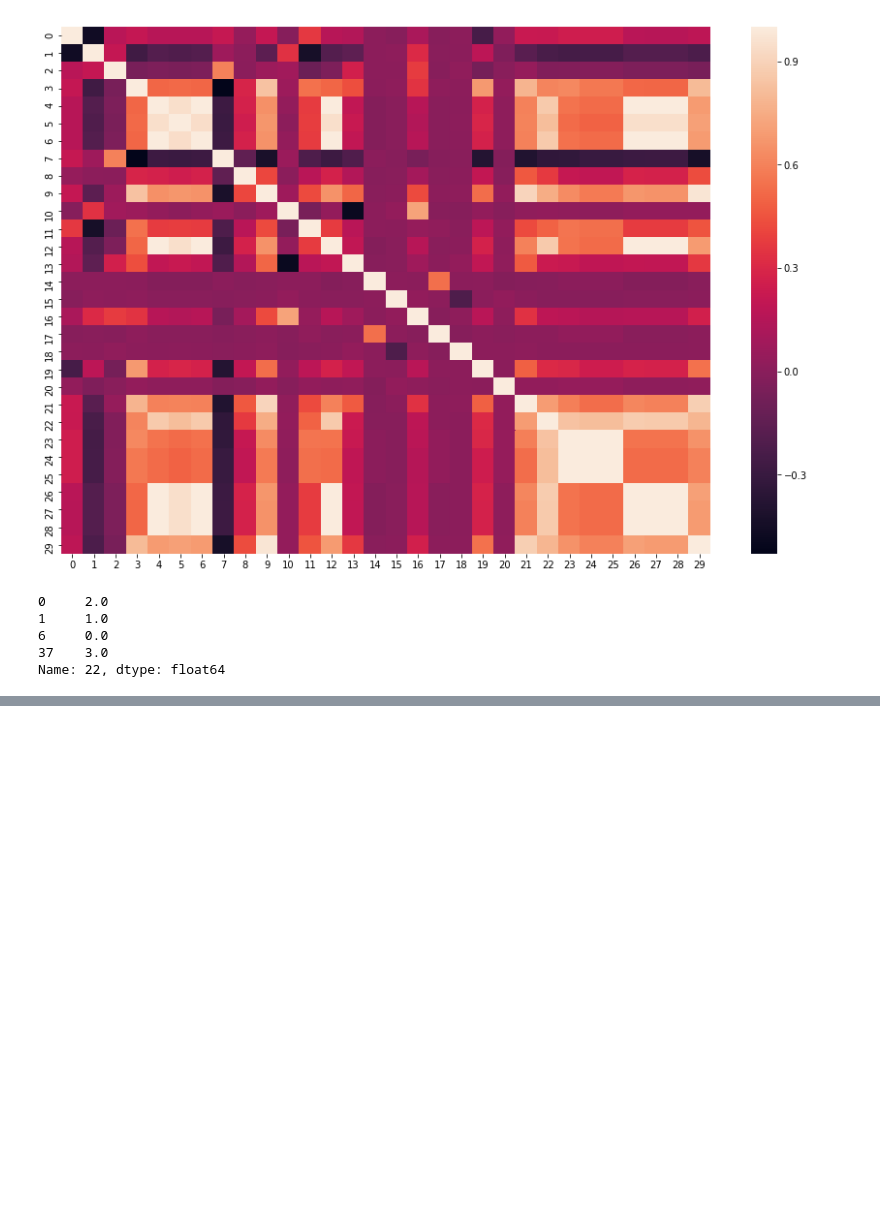
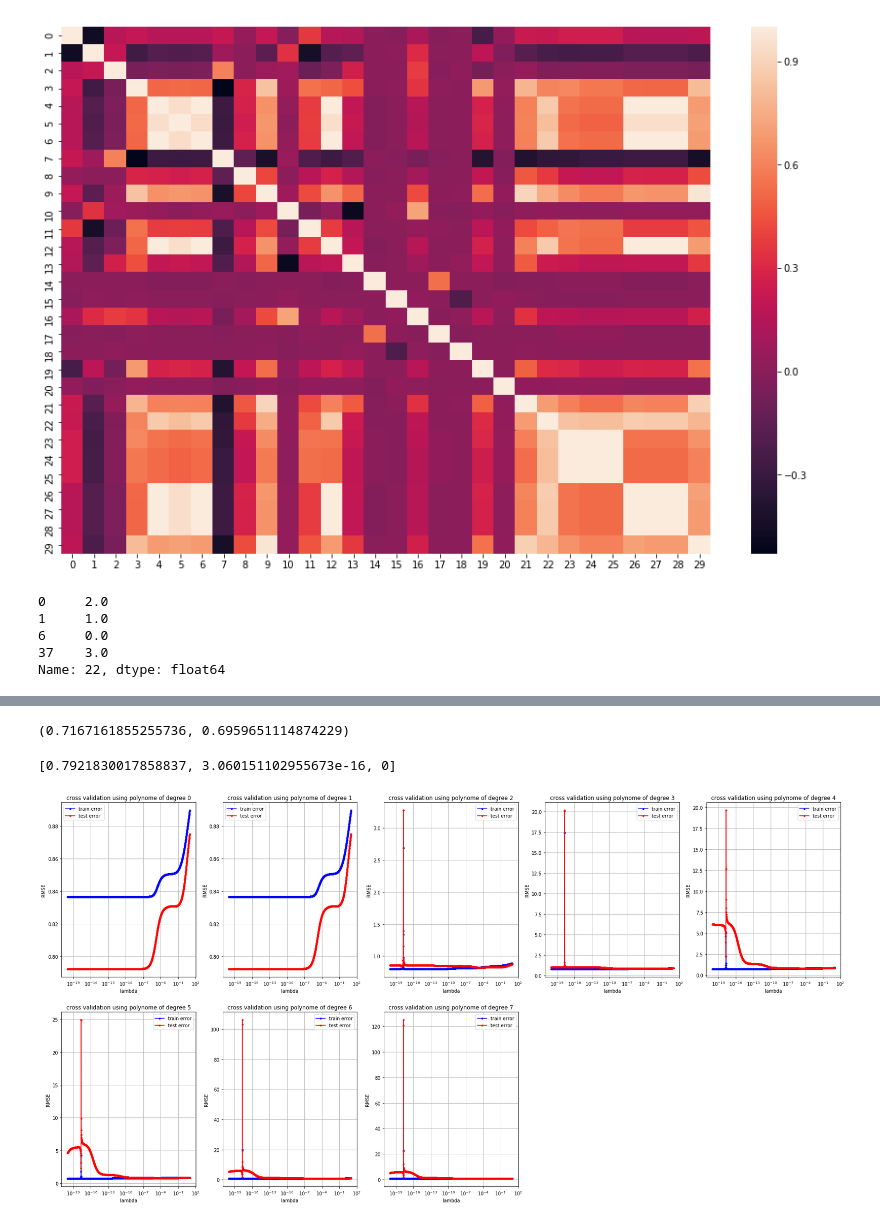
Before and after one commit to AntB95/ML, a Jupyter notebook: Project 1/Project_1_clean.ipynb, the cells around one changed output, grey strips where cells are left out. Drawn from its saved outputs; the diff is of its cells as text; code cells hidden in the pictures; blank space fills up the shorter version.

```diff
--- a/Project 1/Project_1_clean.ipynb
+++ b/Project 1/Project_1_clean.ipynb
@@ -151,0 +187,31 @@ NameError: name 'ids_test' is not defined
+# %%
+#test x0
+x_train_0 = np.delete(x_train_0, [7,8,10,11,13,14,16,18] , axis = 1)
+x_train_0 = dummy(x_train_0,4,20)
+
+#test x1
+x_train_1 = np.delete(x_train_1, [7,8,10,13] , axis = 1)
+x_train_1 = np.delete(x_train_1, [10,12,15,16] , axis = 1)
+x_train_1 = np.delete(x_train_1, [13] , axis = 1)
+x_train_1 = np.delete(x_train_1, [8] , axis = 1)
+x_train_1 = dummy(x_train_1,4,20)
+x_train_1[:,9] = np.log(x_train_1[:,9])
+
+#test x2
+x_train_2[:,2] = np.log(x_train_2[:,2])
+x_train_2 = np.delete(x_train_2, [7,10,11,12,14,15,17,18,20,23,24,26,27] , axis = 1)
+x_train_2 = np.delete(x_train_2, [15] , axis = 1)
+x_train_2[:,0] = np.log(x_train_2[:,0])
+x_train_2[:,14] = np.log(x_train_2[:,14])
+x_train_2[:,4] = np.sqrt(x_train_2[:,4])
+
+#test x3
+x_train_3 = np.delete(x_train_3, [7,10,11,12,14,15,17,18,20,23,24,26,27] , axis = 1)
+x_train_3 = dummy(x_train_3,4,20)
+x_train_3[:,0] = np.log(x_train_3[:,0])
+# %%
+#standardize
+(x_train_0,_) = standardize(x_train_0,x_train_0)
+(x_train_1,_) = standardize(x_train_1,x_train_1)
+(x_train_2,_) = standardize(x_train_2,x_train_2)
+(x_train_3,_) = standardize(x_train_3,x_train_3)
@@ -151,0 +229,14 @@ NameError: name 'ids_test' is not defined
+# %%
+cross_v(y_train_2,x_train_2,3,1.006935148416372e-11)
+# %% [output]
+(0.7167161855255736, 0.6959651114874229)
+# %%
+res = []
+plt.figure(1, figsize = (30, 40))
+for d in range(0,8):
+    plt.subplot(5,5,d+1)
+    res += [cross_validation(y_train_3,x_train_3,-20,1,d,2000)+[d]]
+print(res[np.argmin([row[0] for row in res])])
+# %% [output]
+[0.7921830017858837, 3.060151102955673e-16, 0]
+[figure, added]
```
Also changed, not shown: parts of 11 cells of this notebook, 6 other files.
